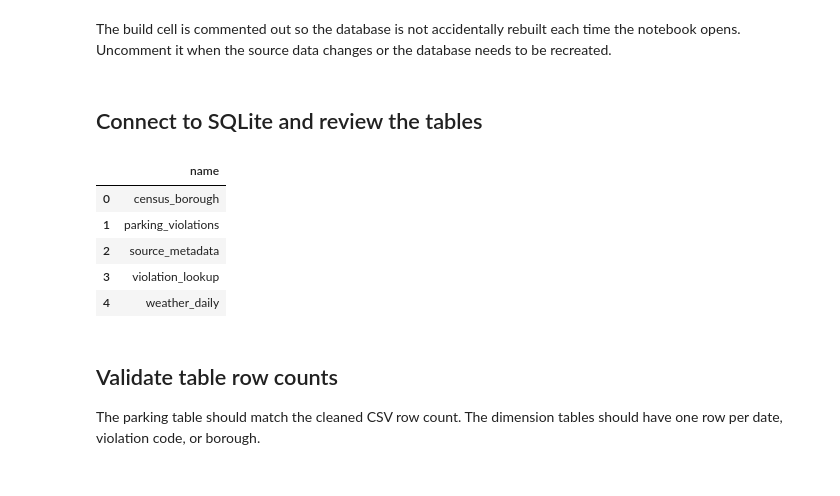
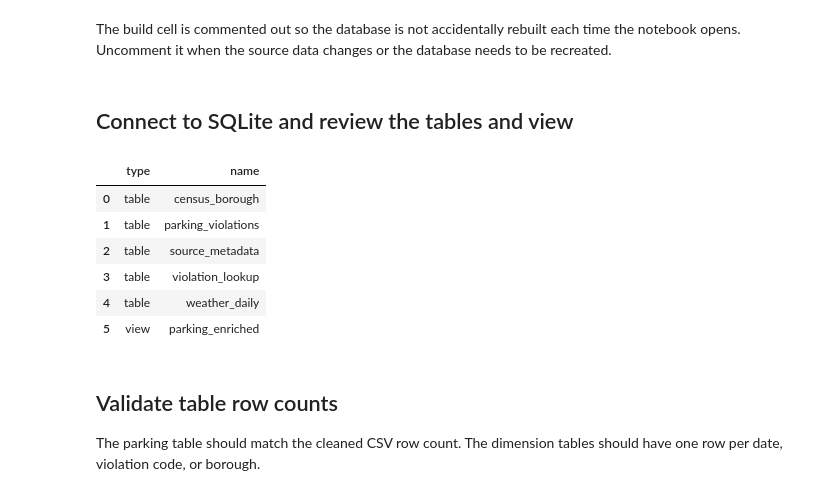
Before and after one commit to JaysonC41/parkinganalytics, a Jupyter notebook: notebooks/02_build_sqlite_database.ipynb, the cells around one changed output. Saved outputs shown, nothing was run; the diff lists cells and outputs as text; code cells hidden in the pictures.

Commit message:
add combined SQL view and finalize rubric compliance

```diff
--- a/notebooks/02_build_sqlite_database.ipynb
+++ b/notebooks/02_build_sqlite_database.ipynb
@@ -77,28 +77,29 @@ from nycparking.sqlite.build_database import build_database
 # %% [markdown]
 The build cell is commented out so the database is not accidentally rebuilt each time the notebook opens. Uncomment it when the source data changes or the database needs to be recreated.
 # %% [markdown]
-## Connect to SQLite and review the tables
+## Connect to SQLite and review the tables and view
 # %%
 connection = sqlite3.connect(DATABASE_FILE)
 connection.execute("PRAGMA foreign_keys = ON")
 
 tables = pd.read_sql_query(
     """
-    SELECT name
+    SELECT type, name
     FROM sqlite_master
-    WHERE type = 'table'
-    ORDER BY name
+    WHERE type IN ('table', 'view')
+    ORDER BY type, name
     """,
     connection,
 )
 tables
 # %% [output]
-|  | name |
-| 0 | census_borough |
-| 1 | parking_violations |
-| 2 | source_metadata |
-| 3 | violation_lookup |
-| 4 | weather_daily |
+|  | type | name |
+| 0 | table | census_borough |
+| 1 | table | parking_violations |
+| 2 | table | source_metadata |
+| 3 | table | violation_lookup |
+| 4 | table | weather_daily |
+| 5 | view | parking_enriched |
 # %% [markdown]
 ## Validate table row counts
 
```
Also changed, not shown: parts of 10 cells of this notebook, 8 other files.
